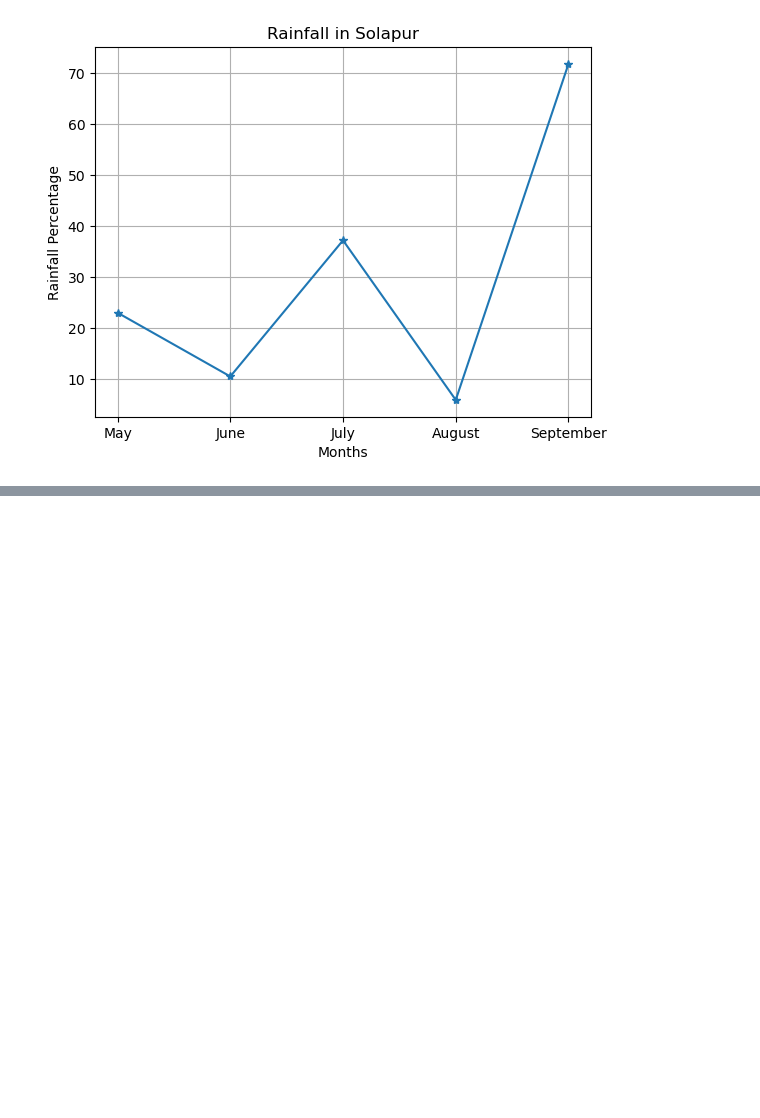
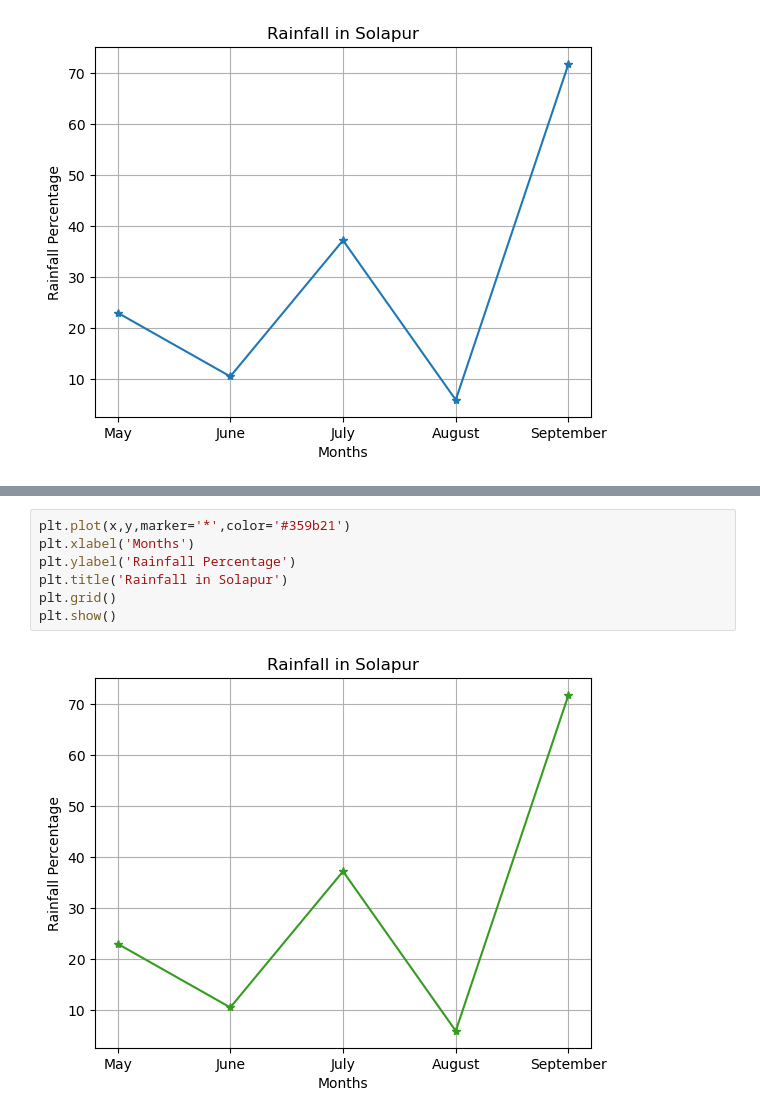
Before and after one commit to waseem123/itr-python-ai-1-2026, a Jupyter notebook: matplotlib-tutorials/plotting-demo.ipynb, the cells around one changed output, grey strips where cells are left out. Cells and saved outputs as stored; diff of their text form; blank space fills up the shorter version.

```diff
--- a/matplotlib-tutorials/plotting-demo.ipynb
+++ b/matplotlib-tutorials/plotting-demo.ipynb
@@ -33,0 +43,9 @@ plt.show()
+# %%
+plt.plot(x,y,marker='*',color='#359b21')
+plt.xlabel('Months')
+plt.ylabel('Rainfall Percentage')
+plt.title('Rainfall in Solapur')
+plt.grid()
+plt.show()
+# %% [output]
+[figure, added]
```
Also changed, not shown: parts of 7 cells of this notebook.
